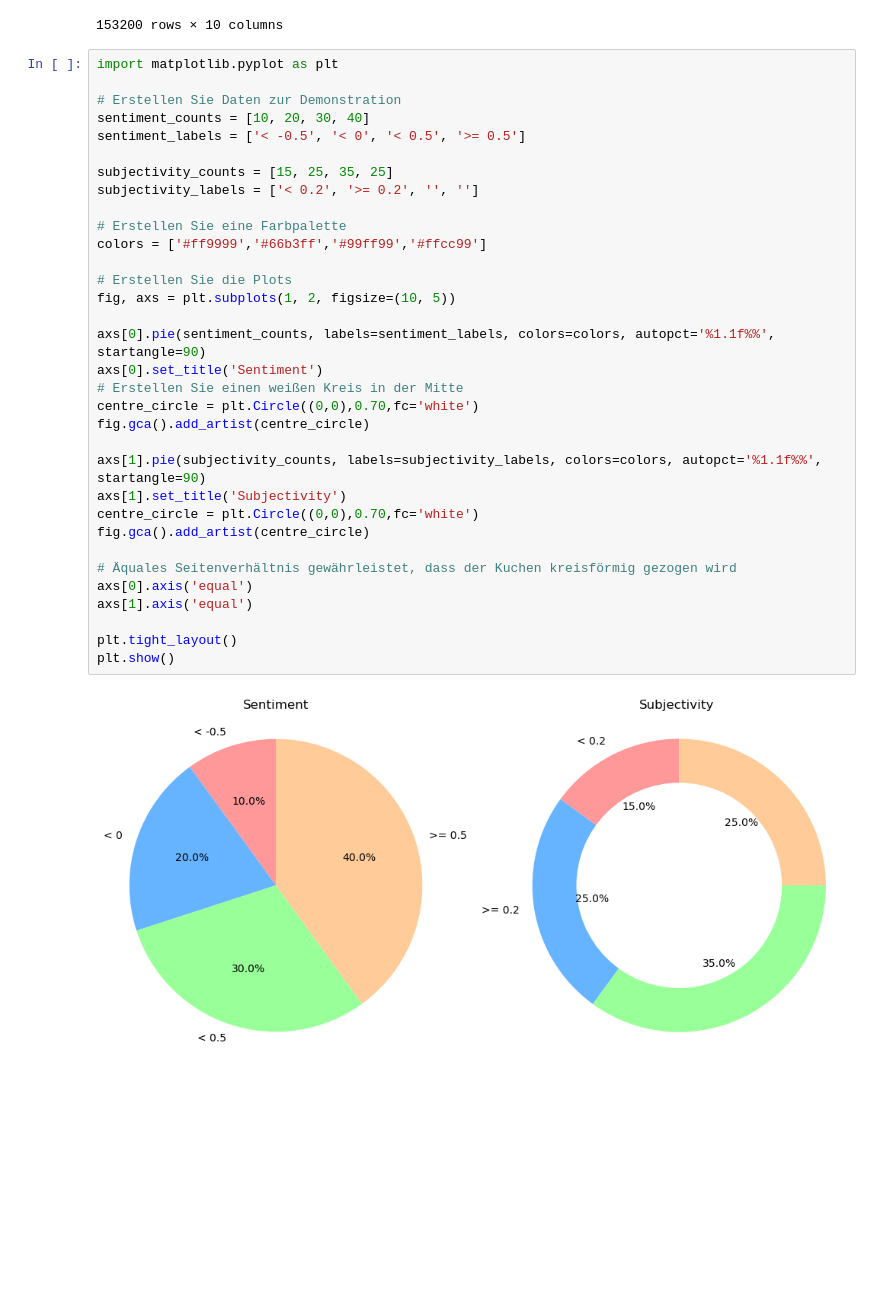
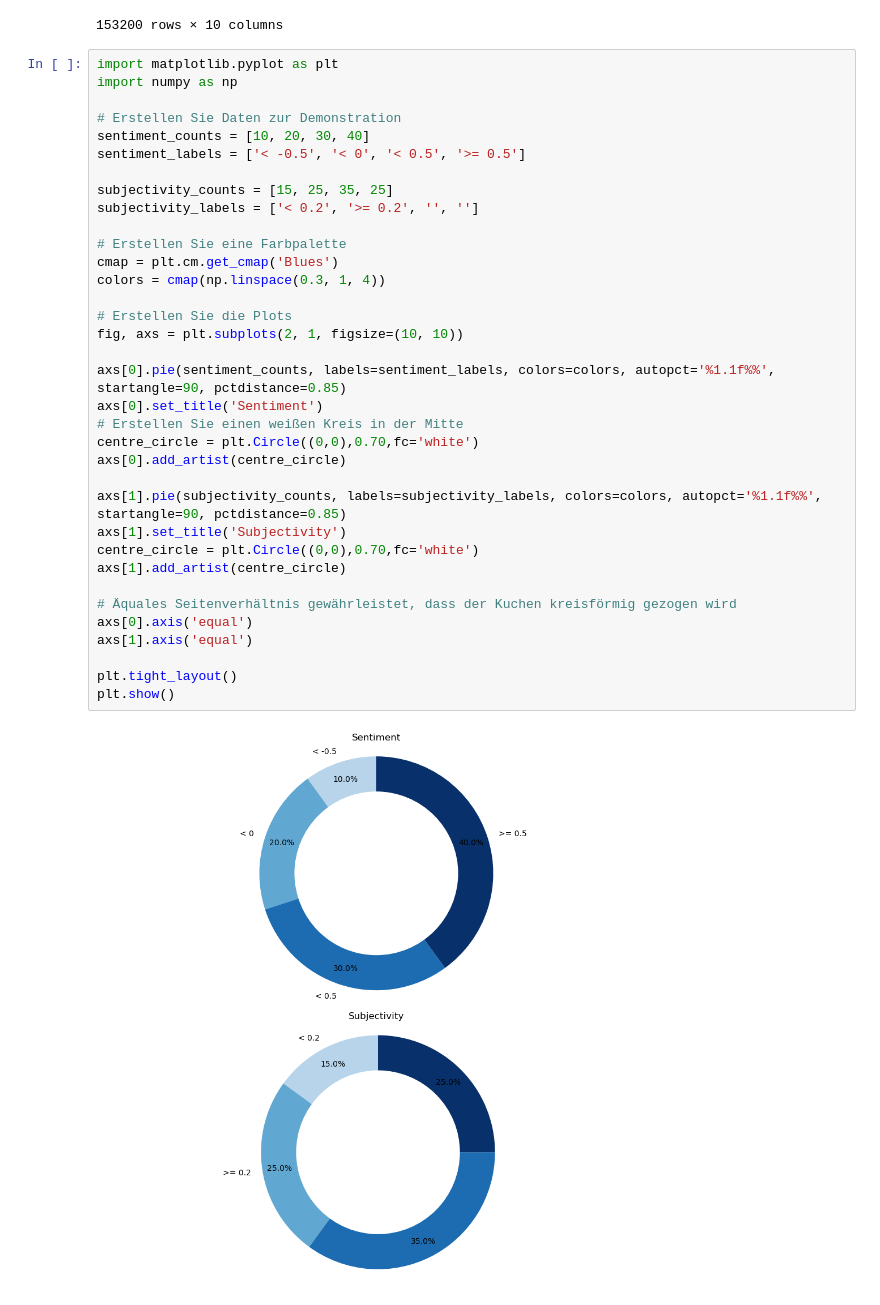
Before and after one commit to slinusc/Visualization_Project, a Jupyter notebook: code_data_processing/data_processing_pipeline.ipynb, the cells around one changed output. Cells and saved outputs as stored; diff of their text form; blank space fills up the shorter version.

```diff
--- a/code_data_processing/data_processing_pipeline.ipynb
+++ b/code_data_processing/data_processing_pipeline.ipynb
@@ -198,36 +198,38 @@ df
 153200 rows × 10 columns
 # %%
 import matplotlib.pyplot as plt
+import numpy as np
 
 # Erstellen Sie Daten zur Demonstration
 sentiment_counts = [10, 20, 30, 40]
 sentiment_labels = ['< -0.5', '< 0', '< 0.5', '>= 0.5']
 
 subjectivity_counts = [15, 25, 35, 25]
 subjectivity_labels = ['< 0.2', '>= 0.2', '', '']
 
 # Erstellen Sie eine Farbpalette
-colors = ['#ff9999','#66b3ff','#99ff99','#ffcc99']
+cmap = plt.cm.get_cmap('Blues')
+colors = cmap(np.linspace(0.3, 1, 4))
 
 # Erstellen Sie die Plots
-fig, axs = plt.subplots(1, 2, figsize=(10, 5))
+fig, axs = plt.subplots(2, 1, figsize=(10, 10))
 
-axs[0].pie(sentiment_counts, labels=sentiment_labels, colors=colors, autopct='%1.1f%%', startangle=90)
+axs[0].pie(sentiment_counts, labels=sentiment_labels, colors=colors, autopct='%1.1f%%', startangle=90, pctdistance=0.85)
 axs[0].set_title('Sentiment')
 # Erstellen Sie einen weißen Kreis in der Mitte
 centre_circle = plt.Circle((0,0),0.70,fc='white')
-fig.gca().add_artist(centre_circle)
+axs[0].add_artist(centre_circle)
 
-axs[1].pie(subjectivity_counts, labels=subjectivity_labels, colors=colors, autopct='%1.1f%%', startangle=90)
+axs[1].pie(subjectivity_counts, labels=subjectivity_labels, colors=colors, autopct='%1.1f%%', startangle=90, pctdistance=0.85)
 axs[1].set_title('Subjectivity')
 centre_circle = plt.Circle((0,0),0.70,fc='white')
-fig.gca().add_artist(centre_circle)
+axs[1].add_artist(centre_circle)
 
 # Äquales Seitenverhältnis gewährleistet, dass der Kuchen kreisförmig gezogen wird
 axs[0].axis('equal')
 axs[1].axis('equal')
 
 plt.tight_layout()
 plt.show()
 # %% [output]
-[figure, old version]
+[figure, new version]
```
Also changed, not shown: 5 other files.
